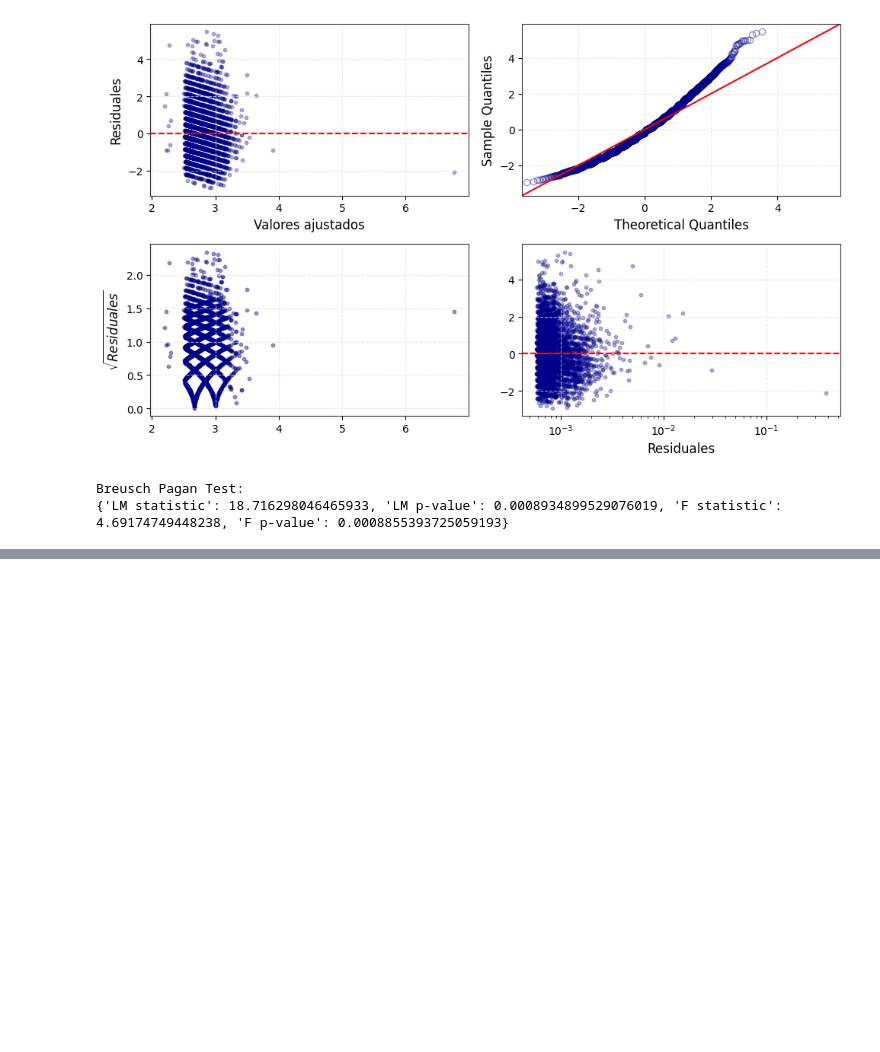
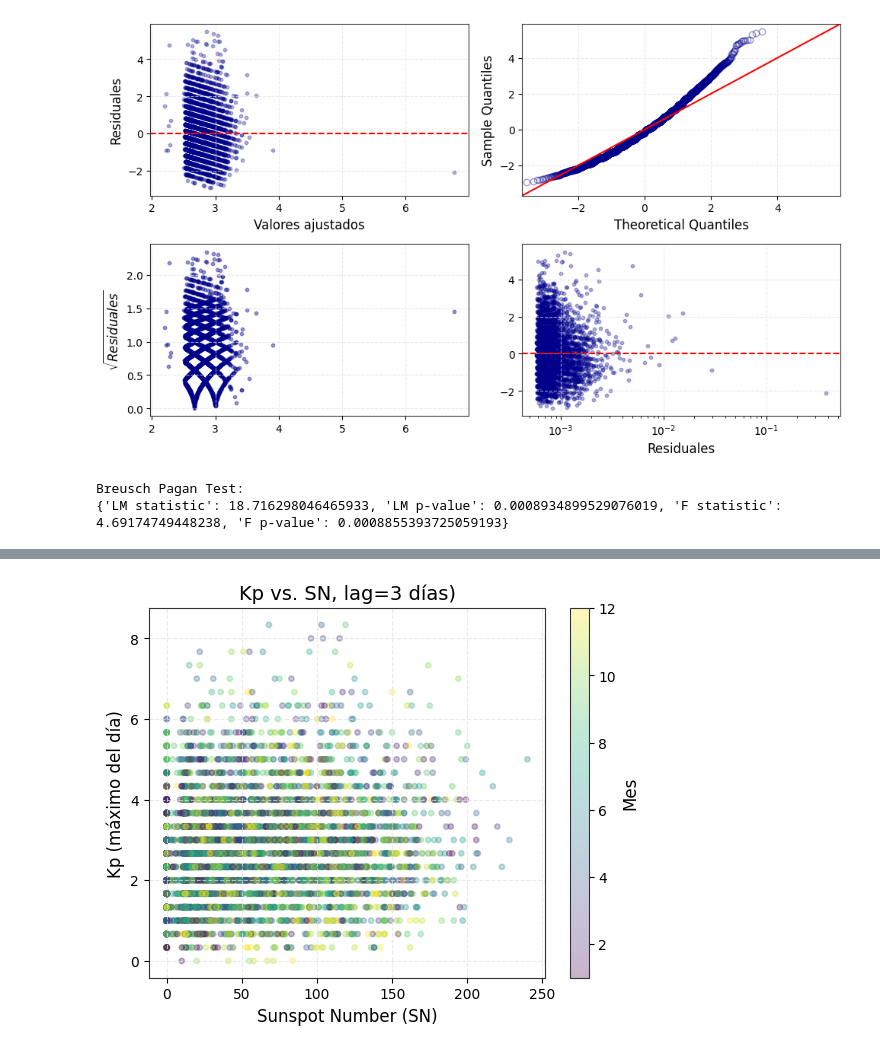
Before and after one commit to quispedavid987/kp_project, a Jupyter notebook: kp_index_stat.ipynb, the cells around one changed output, grey strips where cells are left out. Saved outputs shown, nothing was run; the diff lists cells and outputs as text; code cells hidden in the pictures; blank space fills up the shorter version.

```diff
--- a/kp_index_stat.ipynb
+++ b/kp_index_stat.ipynb
@@ -636,0 +669,11 @@ for fold, (train_idx, test_idx) in enumerate(kf.split(X),1):
+# %%
+fig, ax = plt.subplots()
+ax.scatter(df['SN_lag3'], df['kp_max'], alpha=0.3, s=15, c=df['month'], cmap='viridis')
+ax.set_xlabel('Sunspot Number (SN)')
+ax.set_ylabel('Kp (máximo del día)')
+ax.set_title('Kp vs. SN, lag=3 días)')
+cbar = plt.colorbar(ax.collections[0], ax=ax)
+cbar.set_label('Mes')
+plt.show()
+# %% [output]
+[figure, added]
```
Also changed, not shown: parts of 3 cells of this notebook.
